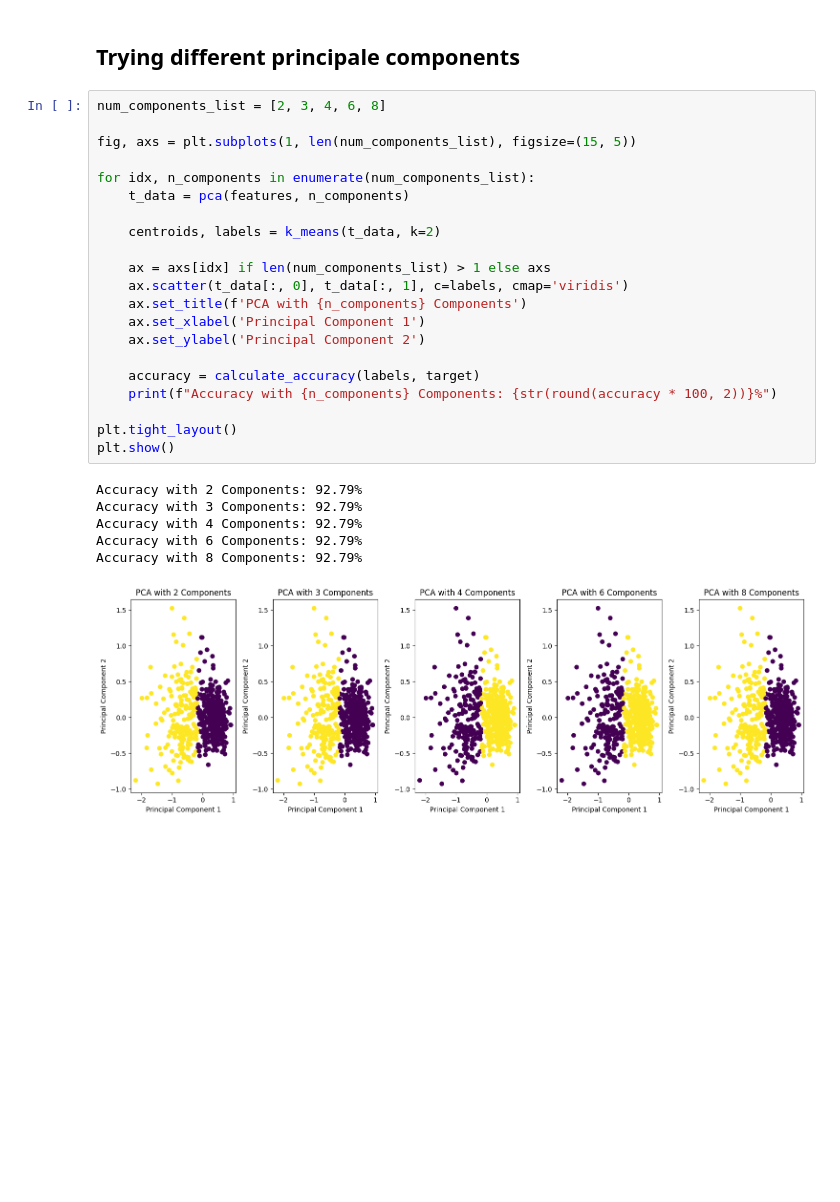
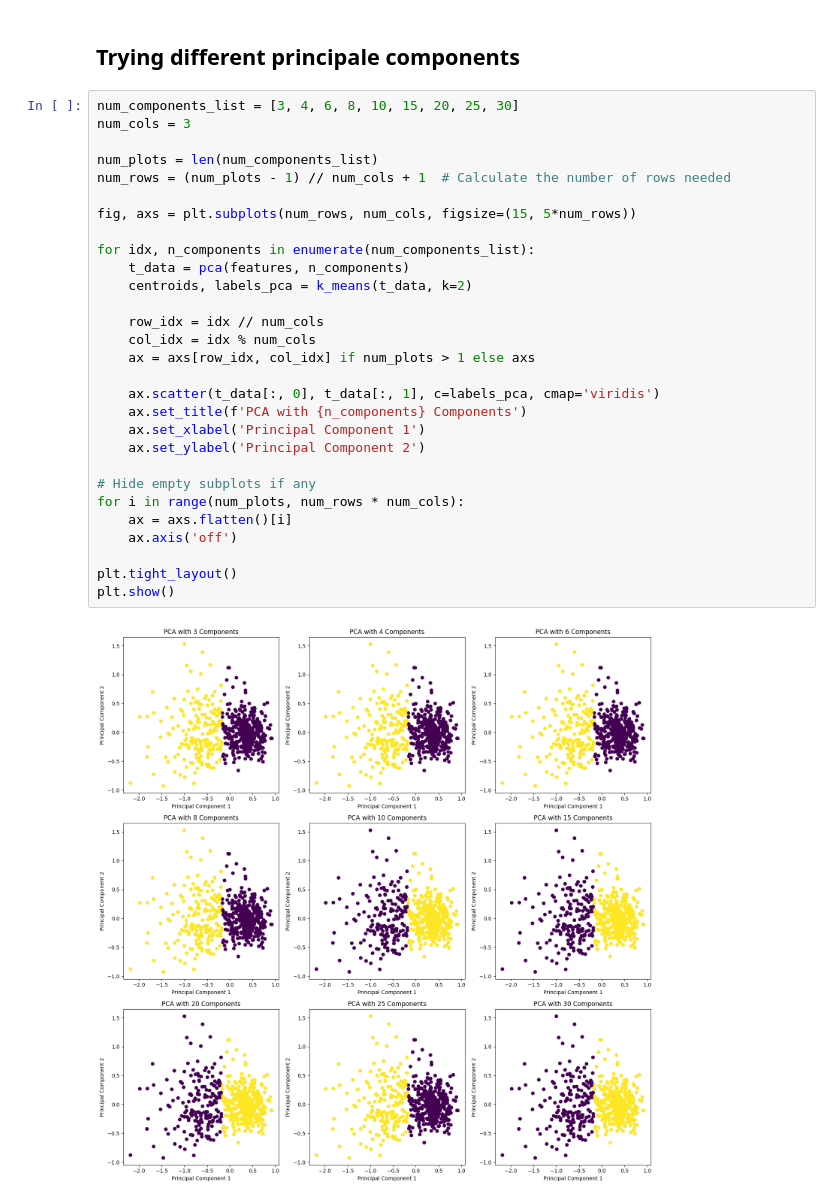
Before and after one commit to Tahker-w-tadmeer/ml4, a Jupyter notebook: main.ipynb, the cells around one changed output. Drawn from its saved outputs; the diff is of its cells as text; blank space fills up the shorter version.

Commit message:
Add visualization

```diff
--- a/main.ipynb
+++ b/main.ipynb
@@ -157,30 +158,33 @@ SSE Experiment 2 (With PCA): 110.97
 # %% [markdown]
 ## Trying different principale components
 # %%
-num_components_list = [2, 3, 4, 6, 8]
+num_components_list = [3, 4, 6, 8, 10, 15, 20, 25, 30]
+num_cols = 3
 
-fig, axs = plt.subplots(1, len(num_components_list), figsize=(15, 5))
+num_plots = len(num_components_list)
+num_rows = (num_plots - 1) // num_cols + 1  # Calculate the number of rows needed
+
+fig, axs = plt.subplots(num_rows, num_cols, figsize=(15, 5*num_rows))
 
 for idx, n_components in enumerate(num_components_list):
     t_data = pca(features, n_components)
+    centroids, labels_pca = k_means(t_data, k=2)
 
-    centroids, labels = k_means(t_data, k=2)
+    row_idx = idx // num_cols
+    col_idx = idx % num_cols
+    ax = axs[row_idx, col_idx] if num_plots > 1 else axs
 
-    ax = axs[idx] if len(num_components_list) > 1 else axs
-    ax.scatter(t_data[:, 0], t_data[:, 1], c=labels, cmap='viridis')
+    ax.scatter(t_data[:, 0], t_data[:, 1], c=labels_pca, cmap='viridis')
     ax.set_title(f'PCA with {n_components} Components')
     ax.set_xlabel('Principal Component 1')
     ax.set_ylabel('Principal Component 2')
 
-    accuracy = calculate_accuracy(labels, target)
-    print(f"Accuracy with {n_components} Components: {str(round(accuracy * 100, 2))}%")
+# Hide empty subplots if any
+for i in range(num_plots, num_rows * num_cols):
+    ax = axs.flatten()[i]
+    ax.axis('off')
 
 plt.tight_layout()
 plt.show()
 # %% [output]
-Accuracy with 2 Components: 92.79%
-Accuracy with 3 Components: 92.79%
-Accuracy with 4 Components: 92.79%
-Accuracy with 6 Components: 92.79%
-Accuracy with 8 Components: 92.79%
-[figure, old version]
+[figure, new version]
```
Also changed, not shown: parts of 7 cells of this notebook.
